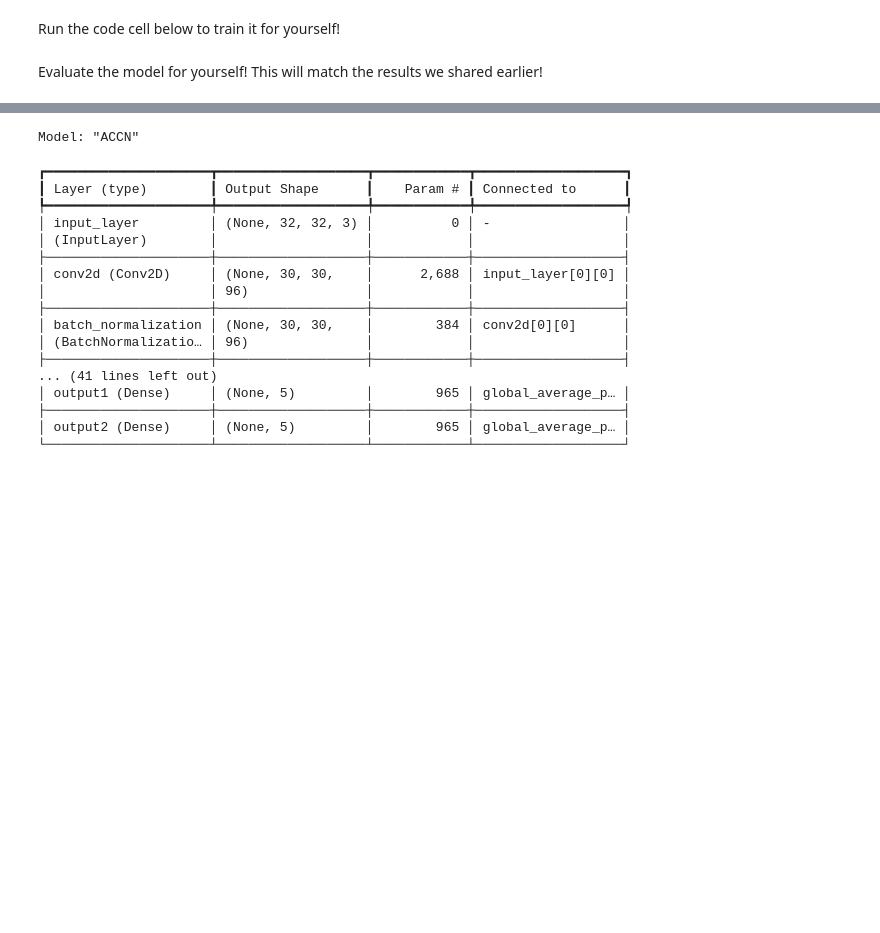
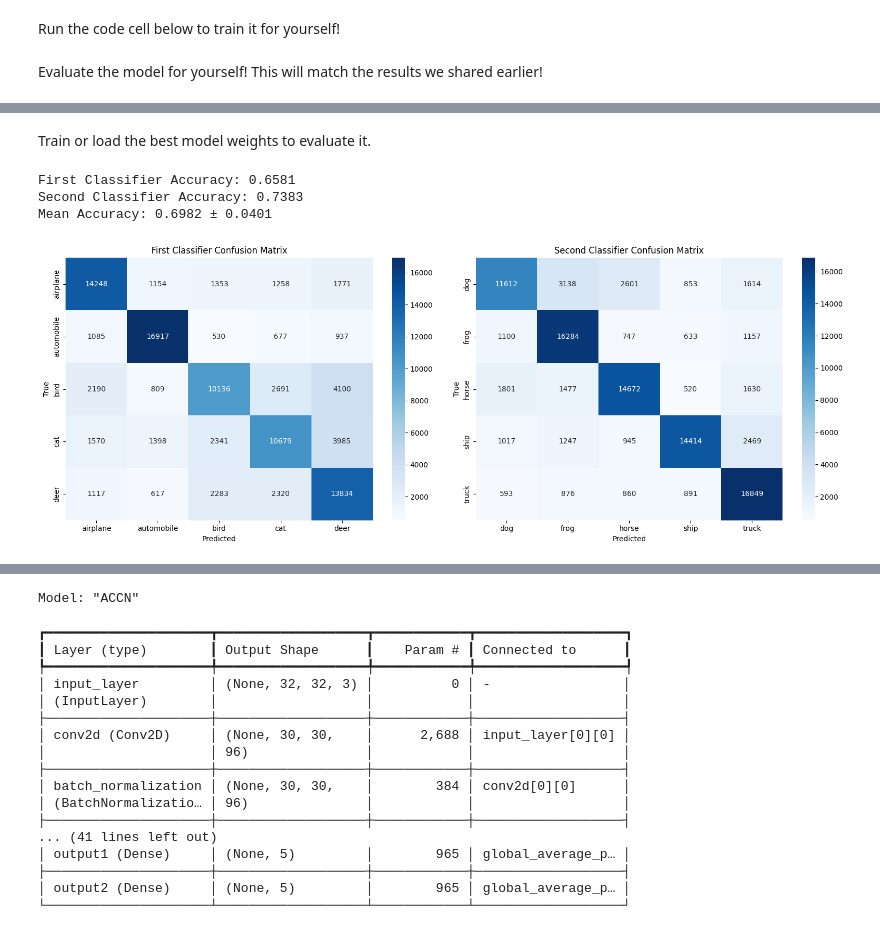
Before and after one commit to ncridlig/image-seperation, a Jupyter notebook: cifar_back.ipynb, the cells around one changed output, grey strips where cells are left out. Cells and saved outputs as stored; diff of their text form; code cells hidden in the pictures; blank space fills up the shorter version.

```diff
--- a/cifar_back.ipynb
+++ b/cifar_back.ipynb
@@ -357,0 +490,20 @@ We googled "CIFAR-10 best accuracy" and I fell upon a reddit post about a person
+# %% [markdown]
+Train or load the best model weights to evaluate it.
+# %%
+# history = model.fit(
+#     traingen,            # Training data generator
+#     epochs=100,          # Number of epochs to train
+#     steps_per_epoch=len(cifar10_x_train)//batchsize,
+#     validation_data=valgen,  # Validation data generator
+#     validation_steps=len(cifar10_x_val)//batchsize,  # Steps per validation epoch (if using a generator)
+#     callbacks=[early_stopping],  # Early stopping callback
+#     verbose=2
+# )
+model = load_model('FMP3/0.67-0.74-epoch37-loss1.52.keras')
+# %%
+evaluate_model(model, testgen)
+# %% [output]
+First Classifier Accuracy: 0.6581
+Second Classifier Accuracy: 0.7383
+Mean Accuracy: 0.6982 ± 0.0401
+[figure, added]
```
Also changed, not shown: parts of 9 cells of this notebook, 3 other files.
